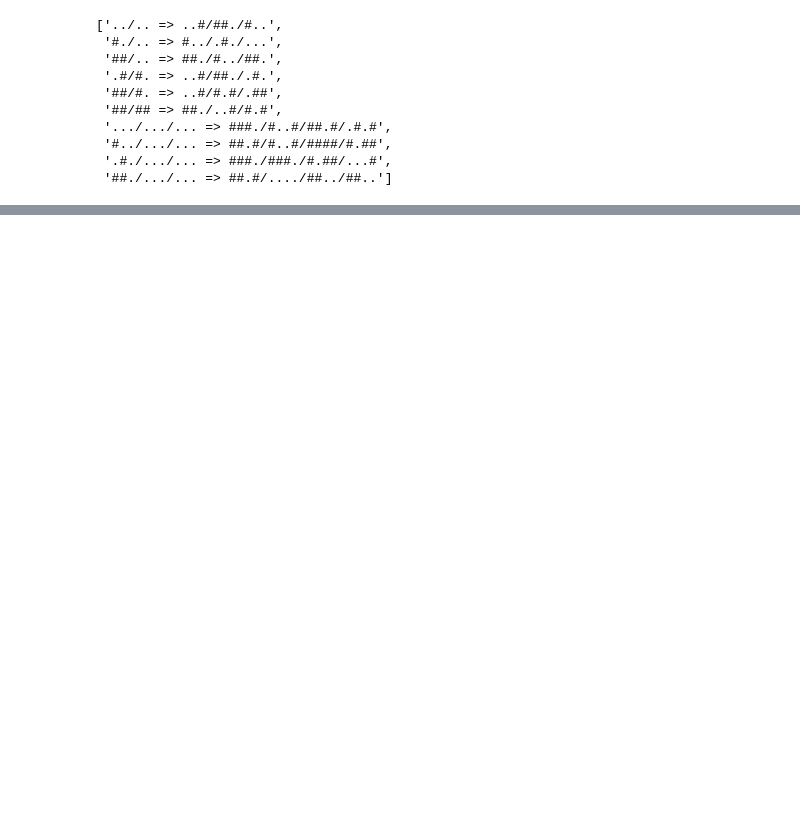
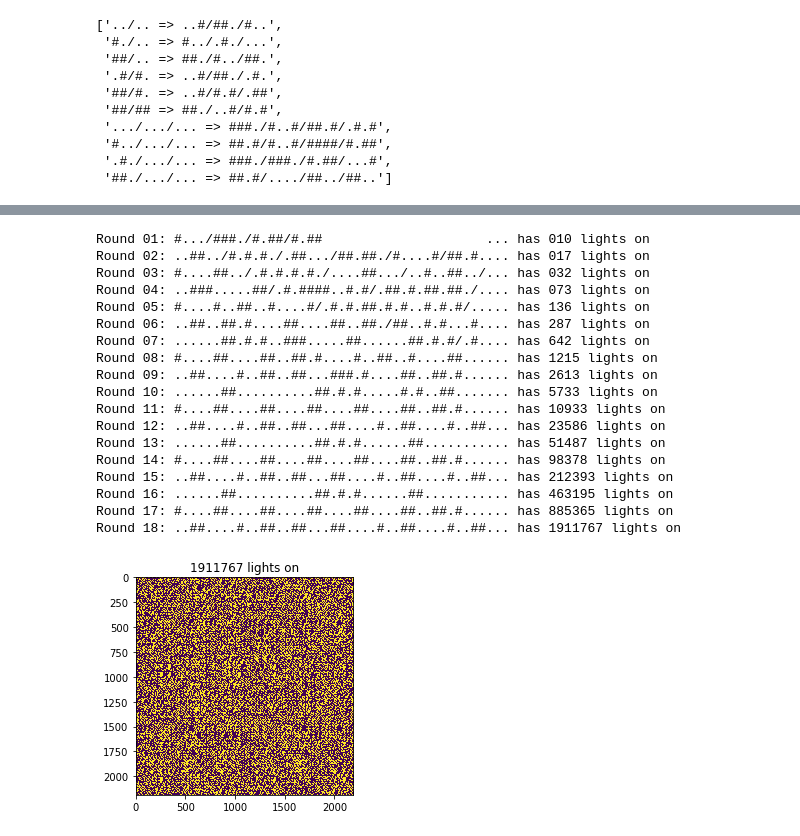
Before and after one commit to khalido/adventofcode, a Jupyter notebook: Day 21 - Fractal Art.ipynb, the cells around one changed output, grey strips where cells are left out. Saved outputs shown, nothing was run; the diff lists cells and outputs as text; code cells hidden in the pictures; blank space fills up the shorter version.

```diff
--- a/Day 21 - Fractal Art.ipynb
+++ b/Day 21 - Fractal Art.ipynb
@@ -164,0 +159,23 @@ for i in range(size, len(a)+1, size):
+# %%
+enhanced = enhance_multiple(seed, 18)
+plot_pattern(enhanced)
+# %% [output]
+Round 01: #.../###./#.##/#.##                     ... has 010 lights on
+Round 02: ..##../#.#.#./.##.../##.##./#....#/##.#.... has 017 lights on
+Round 03: #....##../.#.#.#.#./....##.../..#..##../... has 032 lights on
+Round 04: ..###.....##/.#.####..#.#/.##.#.##.##./.... has 073 lights on
+Round 05: #....#..##..#....#/.#.#.##.#.#..#.#.#/..... has 136 lights on
+Round 06: ..##..##.#....##....##..##./##..#.#...#.... has 287 lights on
+Round 07: ......##.#.#..###.....##......##.#.#/.#.... has 642 lights on
+Round 08: #....##....##..##.#....#..##..#....##...... has 1215 lights on
+Round 09: ..##....#..##..##...###.#....##..##.#...... has 2613 lights on
+Round 10: ......##..........##.#.#.....#.#..##....... has 5733 lights on
+Round 11: #....##....##....##....##....##..##.#...... has 10933 lights on
+Round 12: ..##....#..##..##...##....#..##....#..##... has 23586 lights on
+Round 13: ......##..........##.#.#......##........... has 51487 lights on
+Round 14: #....##....##....##....##....##..##.#...... has 98378 lights on
+Round 15: ..##....#..##..##...##....#..##....#..##... has 212393 lights on
+Round 16: ......##..........##.#.#......##........... has 463195 lights on
+Round 17: #....##....##....##....##....##..##.#...... has 885365 lights on
+Round 18: ..##....#..##..##...##....#..##....#..##... has 1911767 lights on
+[figure, added]
```
Also changed, not shown: parts of 20 cells of this notebook, 1 other file.
